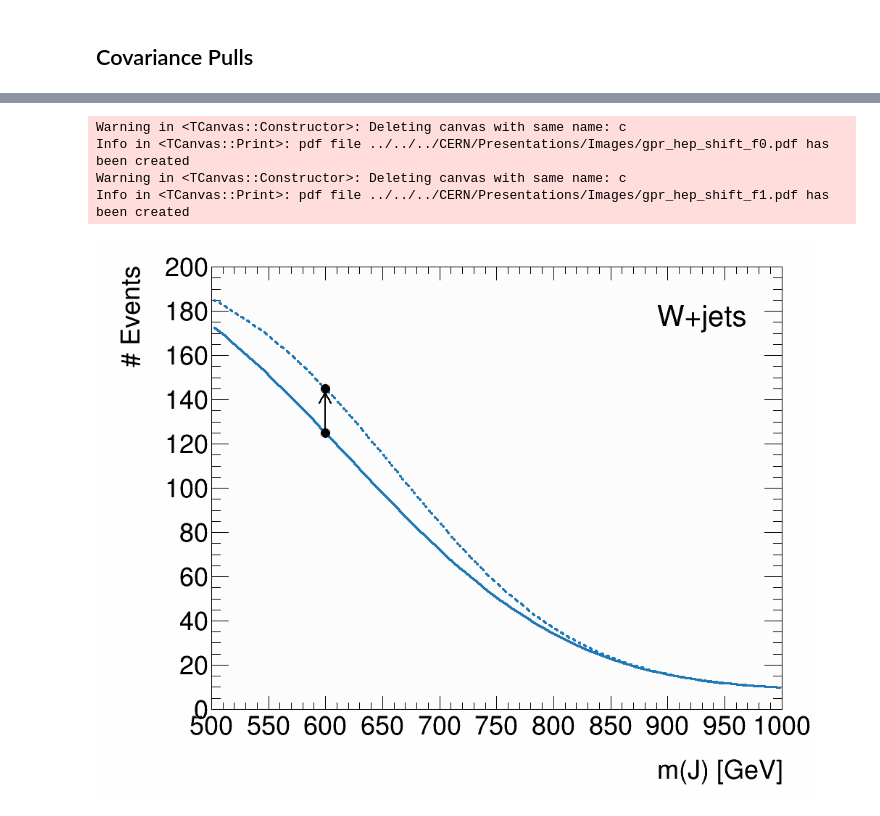
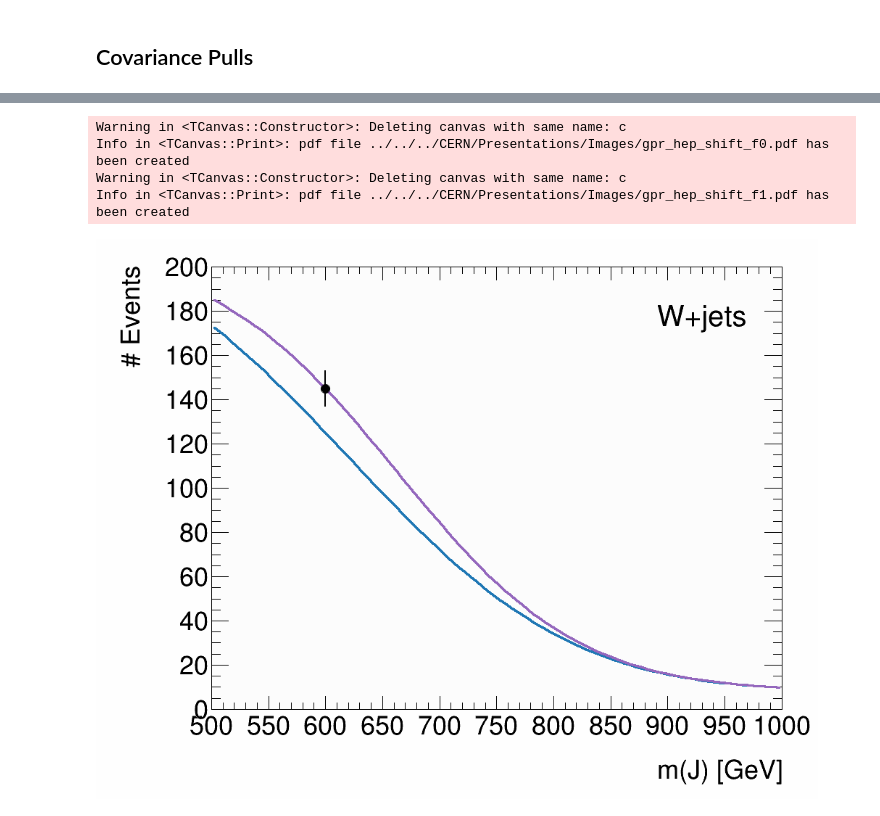
Before and after one commit to riley-x/GaussianProcessExample, a Jupyter notebook: hep.ipynb, the cells around one changed output, grey strips where cells are left out. Saved outputs shown, nothing was run; the diff lists cells and outputs as text; code cells hidden in the pictures.

```diff
--- a/hep.ipynb
+++ b/hep.ipynb
@@ -839,20 +839,15 @@ def add_ons():
 
 _ = pull_plot('gpr_hep_shift_orig.pdf', add_ons)
 # %%
-m1 = ROOT.TMarker(600, f_orig(600), ROOT.kFullCircle)
-m1.SetMarkerSize(1.5)
-
-m2 = ROOT.TMarker(600, f_orig(600) + 20, ROOT.kFullCircle)
-m2.SetMarkerSize(1.5)
-
-a = ROOT.TArrow(600, f_orig(600), 600, f_orig(600) + 18, 0.02, '>')
-a.SetLineWidth(2)
+g = ROOT.TGraphErrors(1)
+g.SetPoint(0, 600, f_orig(600) + 20)
+g.SetPointError(0, 0, 8)
+g.SetMarkerSize(1.5)
+g.SetLineWidth(2)
 
 def add_ons():
     f_orig.Draw('SAME L')
-    m1.Draw()
-    m2.Draw()
-    a.Draw()
+    g.Draw('SAME P')
 
 _ = pull_plot('gpr_hep_shift_points.pdf', add_ons)
 # %% [output]
@@ -862,28 +857,26 @@ Info in <TCanvas::Print>: pdf file ../../../CERN/Presentations/Images/gpr_hep_sh
 # %%
 funcs = [
     ROOT.TF1('f1', 'f_orig(x) + 20*exp(-0.5*((x-600)/10)**2)', m_min, m_max),
     ROOT.TF1('f2', 'f_orig(x) + 20*exp(-0.5*((x-600)/100)**2)', m_min, m_max),
 ]
 
 for i,f in enumerate(funcs):
-    f.SetLineColor(plot.colors.blue)
-    f.SetLineStyle(ROOT.kDashed)
+    f.SetLineColor(plot.colors.purple)
+    # f.SetLineStyle(ROOT.kDashed)
     f.SetLineWidth(3)
 
     def add_ons():
         f_orig.Draw('SAME L')
         f.Draw('SAME L')
-        m1.Draw()
-        m2.Draw()
-        a.Draw()
+        g.Draw('SAME P')
 
     _ = pull_plot(f'gpr_hep_shift_f{i}.pdf', add_ons)
 # %% [output]
 Warning in <TCanvas::Constructor>: Deleting canvas with same name: c
 Info in <TCanvas::Print>: pdf file ../../../CERN/Presentations/Images/gpr_hep_shift_f0.pdf has been created
 Warning in <TCanvas::Constructor>: Deleting canvas with same name: c
 Info in <TCanvas::Print>: pdf file ../../../CERN/Presentations/Images/gpr_hep_shift_f1.pdf has been created
-[figure, old version]
+[figure, new version]
 # %%
 ### Shift amounts at other points ###
 f_new = funcs[-1]
```
Also changed, not shown: parts of 2 cells of this notebook.
